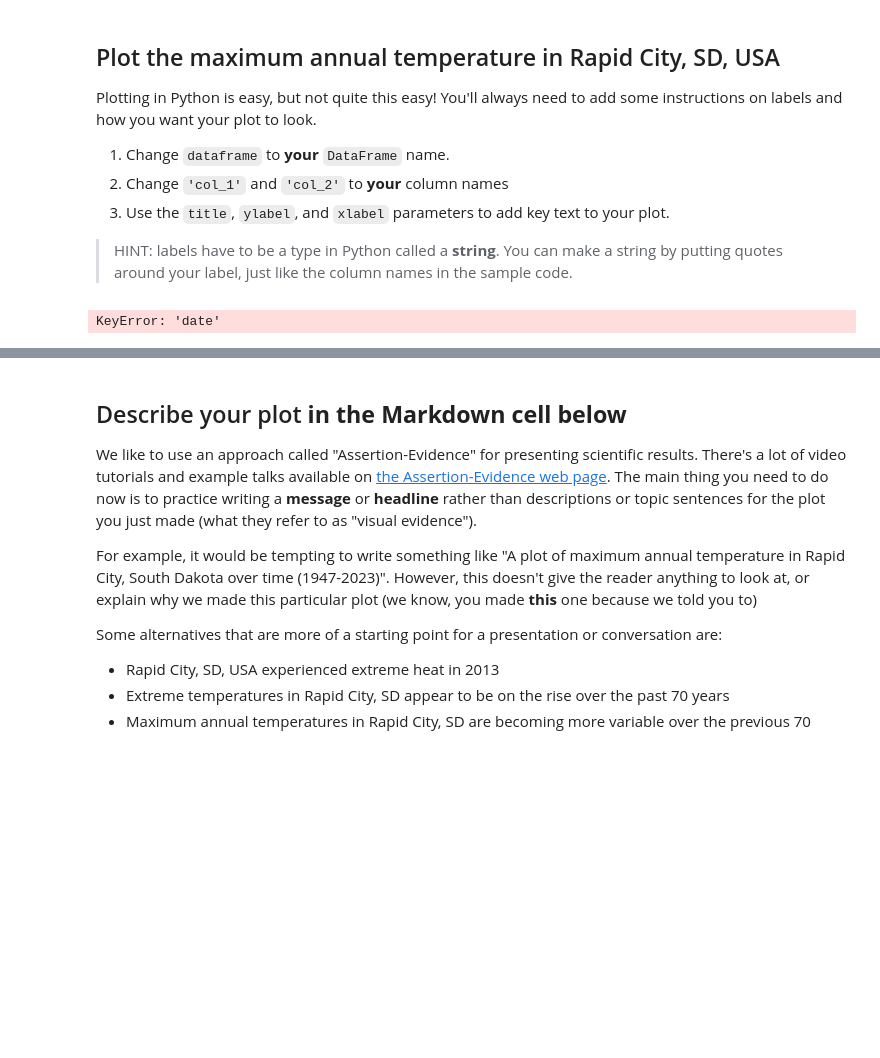
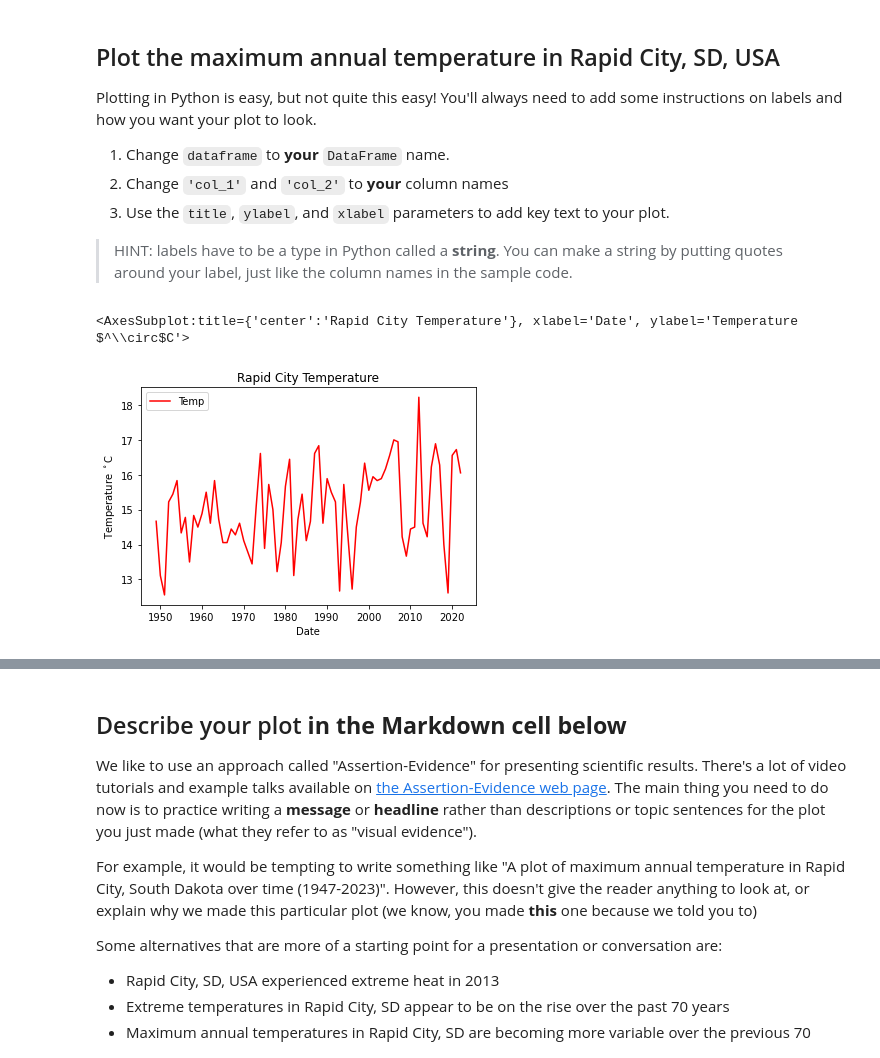
Before and after one commit to sdupree27886/get-started-with-reproducible-science-sdupree27886, a Jupyter notebook: Get Started with Open Reproducible Science!.ipynb, the cells around one changed output, grey strips where cells are left out. Drawn from its saved outputs; the diff is of its cells as text; code cells hidden in the pictures; blank space fills up the shorter version.

```diff
--- a/Get Started with Open Reproducible Science!.ipynb
+++ b/Get Started with Open Reproducible Science!.ipynb
@@ -396,10 +396,11 @@ Plotting in Python is easy, but not quite this easy! You'll always need to add s
 > HINT: labels have to be a type in Python called a **string**. You can make a string by putting quotes around your label, just like the column names in the sample code.
 # %%
 rc_temp_df.plot(
-    x='date', y='temperature', title= 'Rapid City Temperature',
+    x='Date', y='Temp', title= 'Rapid City Temperature',
     ylabel='Temperature $^\circ$C', xlabel='Date', color='red')
 # %% [output]
-KeyError: 'date'
+<AxesSubplot:title={'center':'Rapid City Temperature'}, xlabel='Date', ylabel='Temperature $^\\circ$C'>
+[figure, added]
 # %% [markdown]
 **THIS ISN'T THE END! Don't forget to complete the next task where you will describe your plot**
 
```
Also changed, not shown: parts of 6 cells of this notebook.
